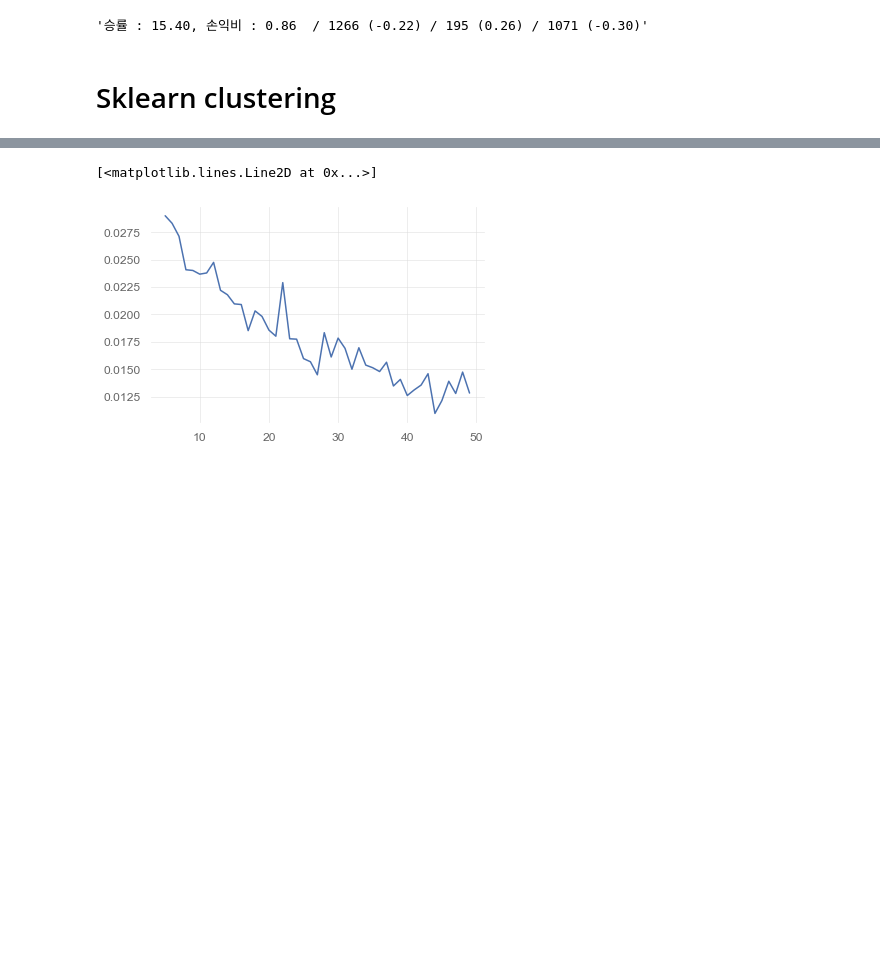
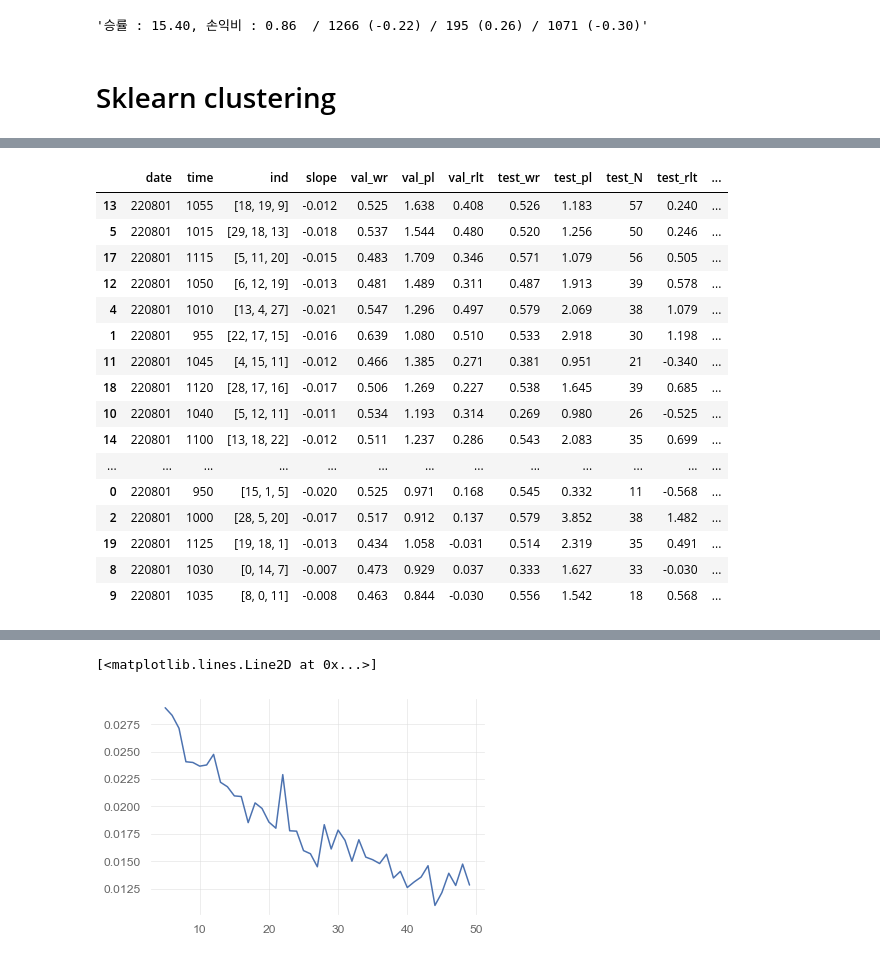
Before and after one commit to malkovich0/trading1, a Jupyter notebook: Backtest_Stock/pattern.ipynb, the cells around one changed output, grey strips where cells are left out. Cells and saved outputs as stored; diff of their text form; code cells hidden in the pictures; blank space fills up the shorter version.

```diff
--- a/Backtest_Stock/pattern.ipynb
+++ b/Backtest_Stock/pattern.ipynb
@@ -210,3 +215,10 @@ def index_to_time(ind):
     return 900 + (ind//12)*100 + (ind%12)*5
 def time_to_index(time):
     return ((time-900)//100)*12 + ((time%100)//5)
+def reading_csv(file_name, datetime_start, datetime_end):
+    file = pd.read_csv(file_name, index_col=0)
+    file.sort_values(by='date', ascending=True, inplace=True)
+    file = file[(file['date'] >= int((datetime_start - relativedelta(days=1)).strftime('%Y%m%d%H%M'))) & (
+                file['date'] <= int(datetime_end.strftime('%Y%m%d%H%M')))]
+    file['code_stock'] = str(file_name)[-10:-4]
+    return file[['date','time','open','high','low','close','volume','value','code_stock']]
@@ -376,0 +496,22 @@ def evaluate_model(models, label_arg_indexes, ar_test_inputs, ar_test_result):
+# %%
+df1 = pd.DataFrame(return_all_sh2, columns=['date','time','ind','slope','val_wr','val_pl','val_rlt','test_wr','test_pl','test_N','test_rlt','test_P_N','test_P_rlt','test_N_N','test_N_rlt'])
+df1['wrpl'] = df1['val_wr']*df1['val_pl']
+df1[df1['date']=='220801'].sort_values(by='wrpl',ascending=False)
+# %% [output]
+|  | date | time | ind | slope | val_wr | val_pl | val_rlt | test_wr | test_pl | test_N | test_rlt | ... |
+| 13 | 220801 | 1055 | [18, 19, 9] | -0.012 | 0.525 | 1.638 | 0.408 | 0.526 | 1.183 | 57 | 0.240 | ... |
+| 5 | 220801 | 1015 | [29, 18, 13] | -0.018 | 0.537 | 1.544 | 0.480 | 0.520 | 1.256 | 50 | 0.246 | ... |
+| 17 | 220801 | 1115 | [5, 11, 20] | -0.015 | 0.483 | 1.709 | 0.346 | 0.571 | 1.079 | 56 | 0.505 | ... |
+| 12 | 220801 | 1050 | [6, 12, 19] | -0.013 | 0.481 | 1.489 | 0.311 | 0.487 | 1.913 | 39 | 0.578 | ... |
+| 4 | 220801 | 1010 | [13, 4, 27] | -0.021 | 0.547 | 1.296 | 0.497 | 0.579 | 2.069 | 38 | 1.079 | ... |
+| 1 | 220801 | 955 | [22, 17, 15] | -0.016 | 0.639 | 1.080 | 0.510 | 0.533 | 2.918 | 30 | 1.198 | ... |
+| 11 | 220801 | 1045 | [4, 15, 11] | -0.012 | 0.466 | 1.385 | 0.271 | 0.381 | 0.951 | 21 | -0.340 | ... |
+| 18 | 220801 | 1120 | [28, 17, 16] | -0.017 | 0.506 | 1.269 | 0.227 | 0.538 | 1.645 | 39 | 0.685 | ... |
+| 10 | 220801 | 1040 | [5, 12, 11] | -0.011 | 0.534 | 1.193 | 0.314 | 0.269 | 0.980 | 26 | -0.525 | ... |
+| 14 | 220801 | 1100 | [13, 18, 22] | -0.012 | 0.511 | 1.237 | 0.286 | 0.543 | 2.083 | 35 | 0.699 | ... |
+| ... | ... | ... | ... | ... | ... | ... | ... | ... | ... | ... | ... | ... |
+| 0 | 220801 | 950 | [15, 1, 5] | -0.020 | 0.525 | 0.971 | 0.168 | 0.545 | 0.332 | 11 | -0.568 | ... |
+| 2 | 220801 | 1000 | [28, 5, 20] | -0.017 | 0.517 | 0.912 | 0.137 | 0.579 | 3.852 | 38 | 1.482 | ... |
+| 19 | 220801 | 1125 | [19, 18, 1] | -0.013 | 0.434 | 1.058 | -0.031 | 0.514 | 2.319 | 35 | 0.491 | ... |
+| 8 | 220801 | 1030 | [0, 14, 7] | -0.007 | 0.473 | 0.929 | 0.037 | 0.333 | 1.627 | 33 | -0.030 | ... |
+| 9 | 220801 | 1035 | [8, 0, 11] | -0.008 | 0.463 | 0.844 | -0.030 | 0.556 | 1.542 | 18 | 0.568 | ... |
```
Also changed, not shown: parts of 13 cells of this notebook, 2 other files.
